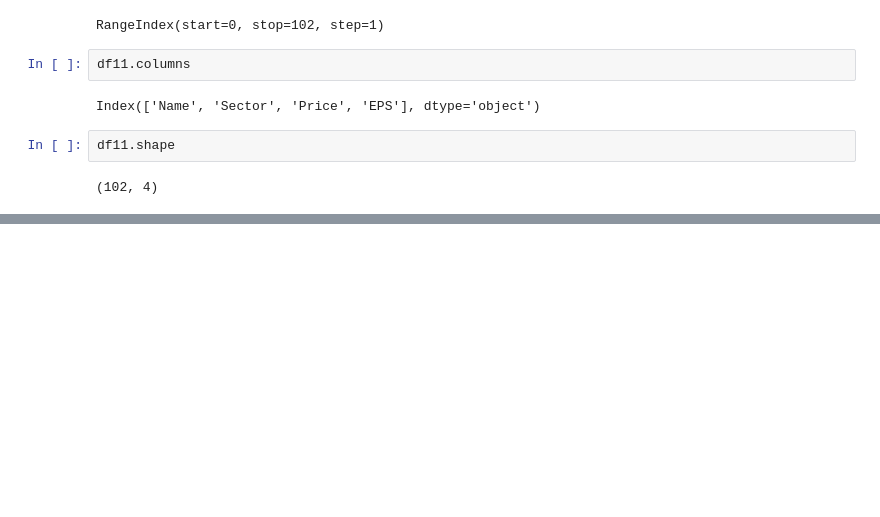
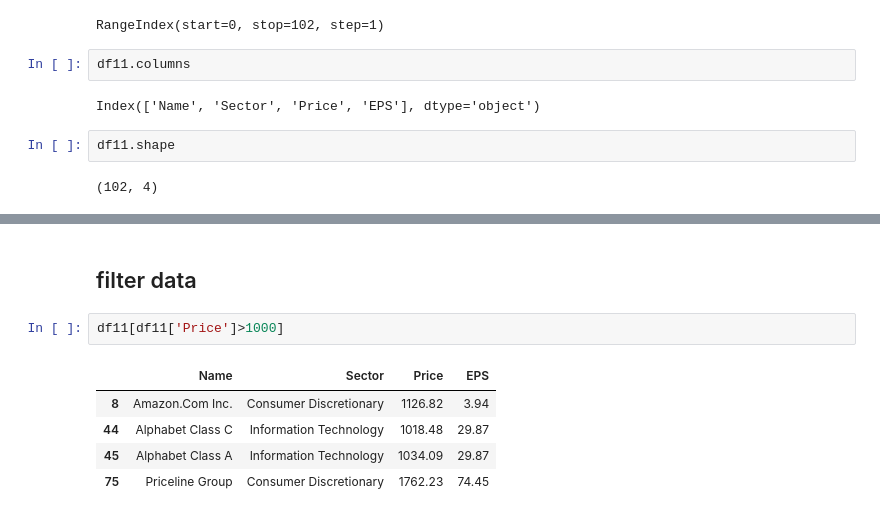
Before and after one commit to sunilsala88/batch-30-hindi, a Jupyter notebook: 9_data_analysis/pandas1.ipynb, the cells around one changed output, grey strips where cells are left out. Cells and saved outputs as stored; diff of their text form; blank space fills up the shorter version.

```diff
--- a/9_data_analysis/pandas1.ipynb
+++ b/9_data_analysis/pandas1.ipynb
@@ -187,0 +252,10 @@ df11.shape
+# %% [markdown]
+## filter data
+# %%
+df11[df11['Price']>1000]
+# %% [output]
+|  | Name | Sector | Price | EPS |
+| 8 | Amazon.Com Inc. | Consumer Discretionary | 1126.82 | 3.94 |
+| 44 | Alphabet Class C | Information Technology | 1018.48 | 29.87 |
+| 45 | Alphabet Class A | Information Technology | 1034.09 | 29.87 |
+| 75 | Priceline Group | Consumer Discretionary | 1762.23 | 74.45 |
```
Also changed, not shown: parts of 10 cells of this notebook.
